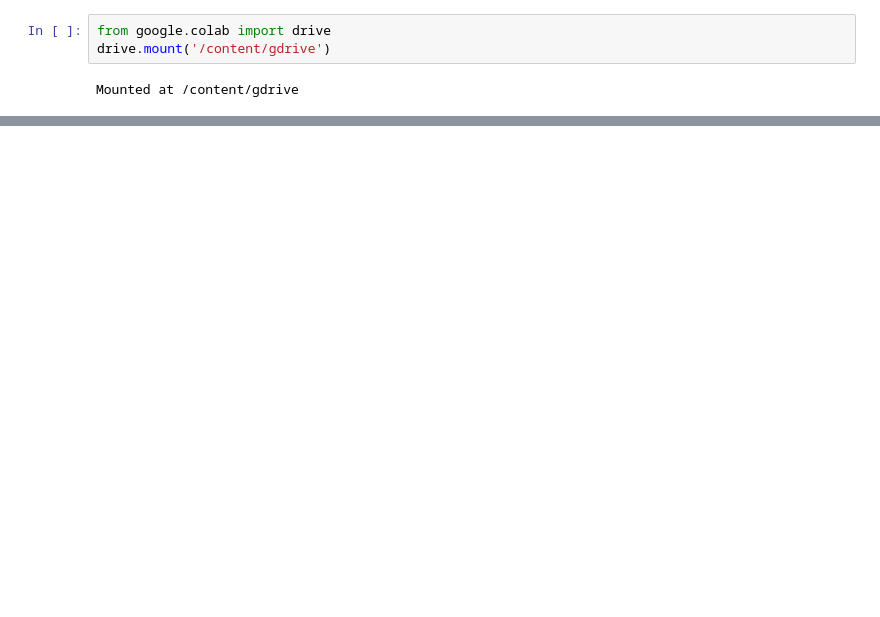
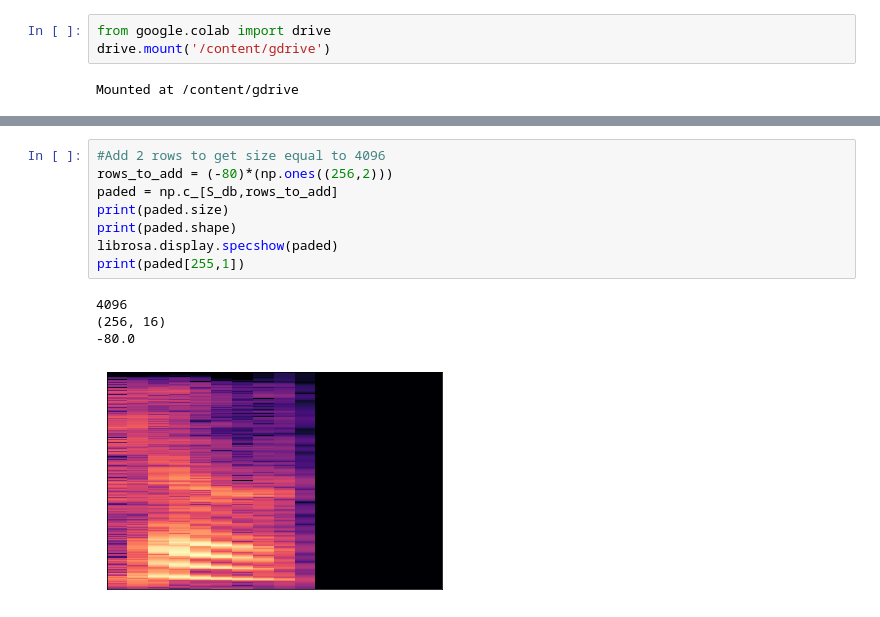
Before and after one commit to MrCogito/Spectrogram-Generator, a Jupyter notebook: Data_preprocessing.ipynb, the cells around one changed output, grey strips where cells are left out. Cells and saved outputs as stored; diff of their text form; blank space fills up the shorter version.

```diff
--- a/Data_preprocessing.ipynb
+++ b/Data_preprocessing.ipynb
@@ -133 +40,14 @@ tf.Tensor([ 94 257], shape=(2,), dtype=int32)
+# %%
+#Add 2 rows to get size equal to 4096
+rows_to_add = (-80)*(np.ones((256,2)))
+paded = np.c_[S_db,rows_to_add]
+print(paded.size)
+print(paded.shape)
+librosa.display.specshow(paded)
+print(paded[255,1])
+# %% [output]
+4096
+(256, 16)
+-80.0
+[figure, added]
 # %%
```
Also changed, not shown: parts of 12 cells of this notebook.
